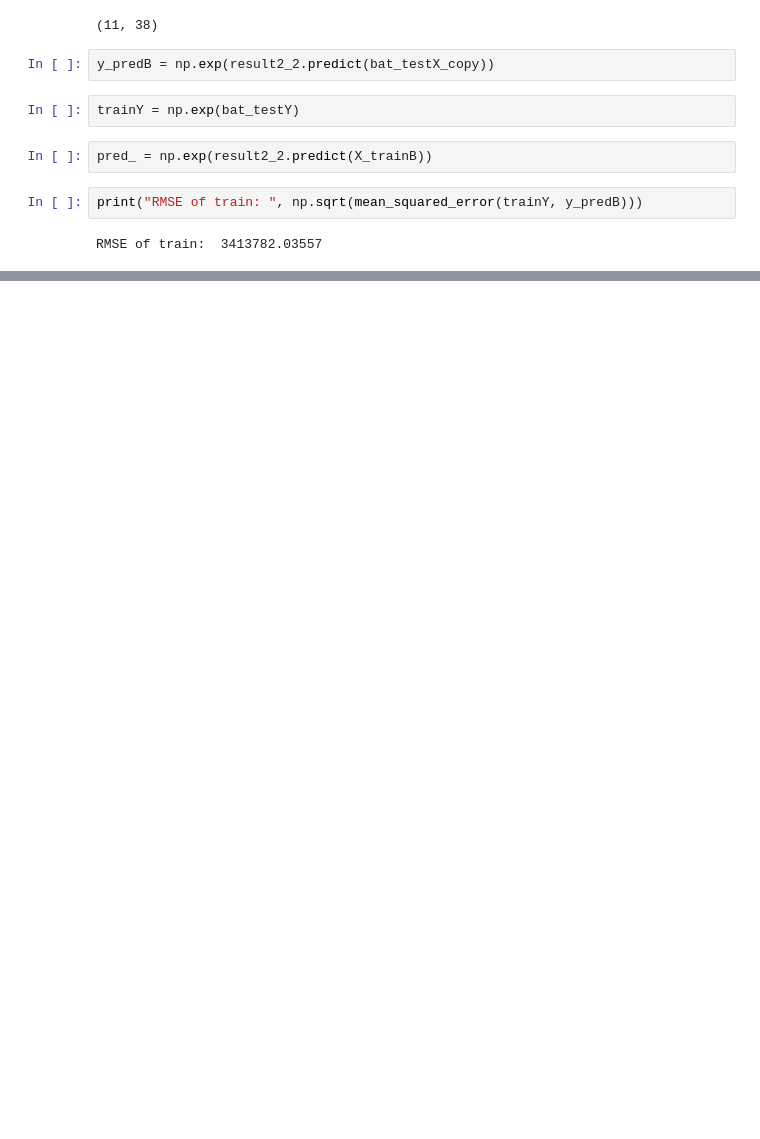
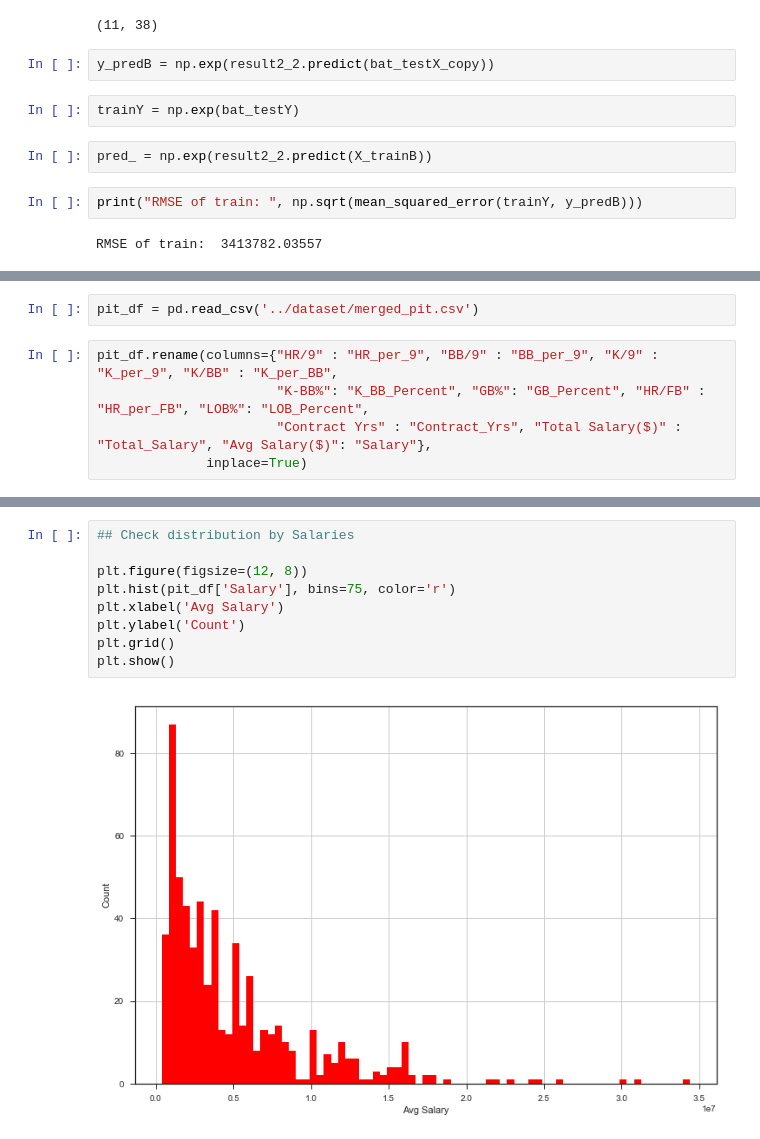
Before and after one commit to nano199019/Personal_Project, a Jupyter notebook: MLB_Project/5th.ipynb, the cells around one changed output, grey strips where cells are left out. Cells and saved outputs as stored; diff of their text form; blank space fills up the shorter version.

```diff
--- a/MLB_Project/5th.ipynb
+++ b/MLB_Project/5th.ipynb
@@ -821,0 +822,7 @@ RMSE of train:  3413782.03557
+# %%
+pit_df = pd.read_csv('../dataset/merged_pit.csv')
+# %%
+pit_df.rename(columns={"HR/9" : "HR_per_9", "BB/9" : "BB_per_9", "K/9" : "K_per_9", "K/BB" : "K_per_BB",
+                       "K-BB%": "K_BB_Percent", "GB%": "GB_Percent", "HR/FB" : "HR_per_FB", "LOB%": "LOB_Percent",
+                       "Contract Yrs" : "Contract_Yrs", "Total Salary($)" : "Total_Salary", "Avg Salary($)": "Salary"},
+              inplace=True)
@@ -821,0 +885,11 @@ RMSE of train:  3413782.03557
+# %%
+## Check distribution by Salaries
+
+plt.figure(figsize=(12, 8))
+plt.hist(pit_df['Salary'], bins=75, color='r')
+plt.xlabel('Avg Salary')
+plt.ylabel('Count')
+plt.grid()
+plt.show()
+# %% [output]
+[figure, added]
```
Also changed, not shown: parts of 97 cells of this notebook.
